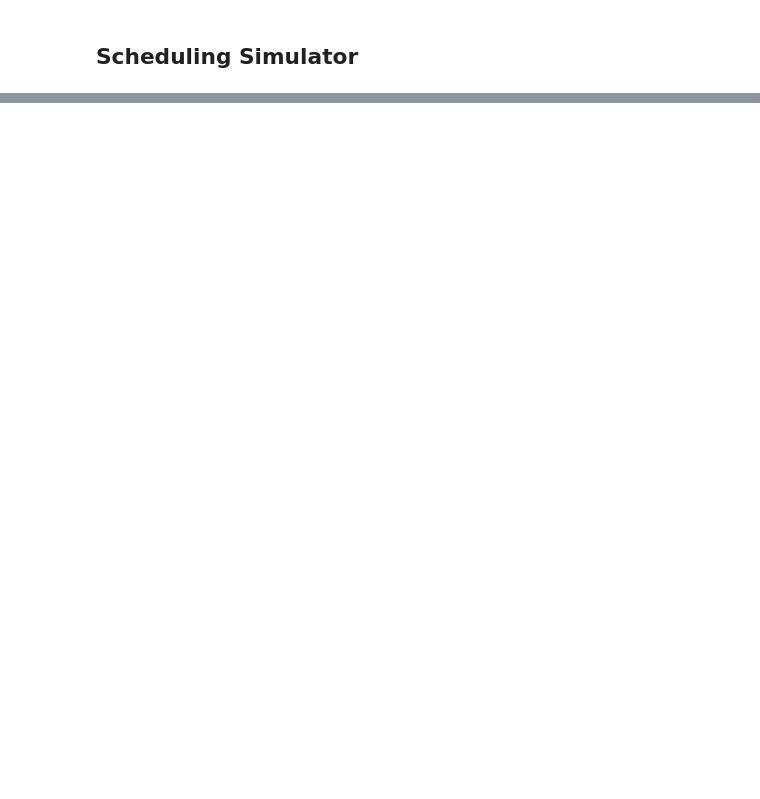
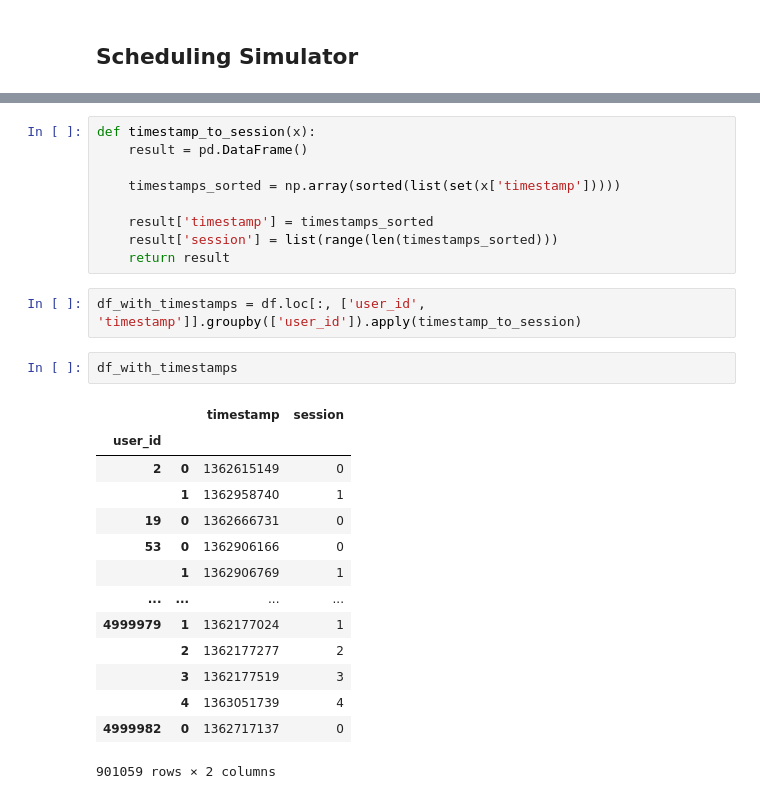
Before and after one commit to anthonybajoua/cs285_project, a Jupyter notebook: Untitled.ipynb, the cells around one changed output, grey strips where cells are left out. Saved outputs shown, nothing was run; the diff lists cells and outputs as text; blank space fills up the shorter version.

```diff
--- a/Untitled.ipynb
+++ b/Untitled.ipynb
@@ -147,0 +291,28 @@ df.to_csv("data/cleaned.csv", index=False)
+# %%
+def timestamp_to_session(x):
+    result = pd.DataFrame()
+
+    timestamps_sorted = np.array(sorted(list(set(x['timestamp']))))
+
+    result['timestamp'] = timestamps_sorted
+    result['session'] = list(range(len(timestamps_sorted)))
+    return result
+# %%
+df_with_timestamps = df.loc[:, ['user_id', 'timestamp']].groupby(['user_id']).apply(timestamp_to_session)
+# %%
+df_with_timestamps
+# %% [output]
+|  |  | timestamp | session |
+| user_id |  |  |  |
+| 2 | 0 | 1362615149 | 0 |
+|  | 1 | 1362958740 | 1 |
+| 19 | 0 | 1362666731 | 0 |
+| 53 | 0 | 1362906166 | 0 |
+|  | 1 | 1362906769 | 1 |
+| ... | ... | ... | ... |
+| 4999979 | 1 | 1362177024 | 1 |
+|  | 2 | 1362177277 | 2 |
+|  | 3 | 1362177519 | 3 |
+|  | 4 | 1363051739 | 4 |
+| 4999982 | 0 | 1362717137 | 0 |
+901059 rows × 2 columns
```
Also changed, not shown: parts of 20 cells of this notebook.
